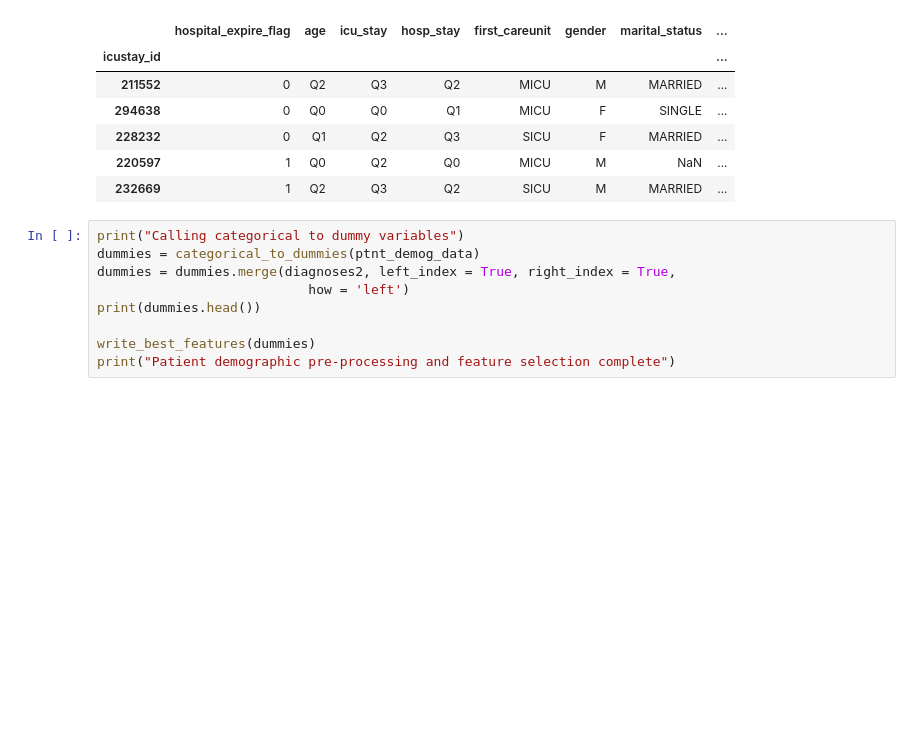
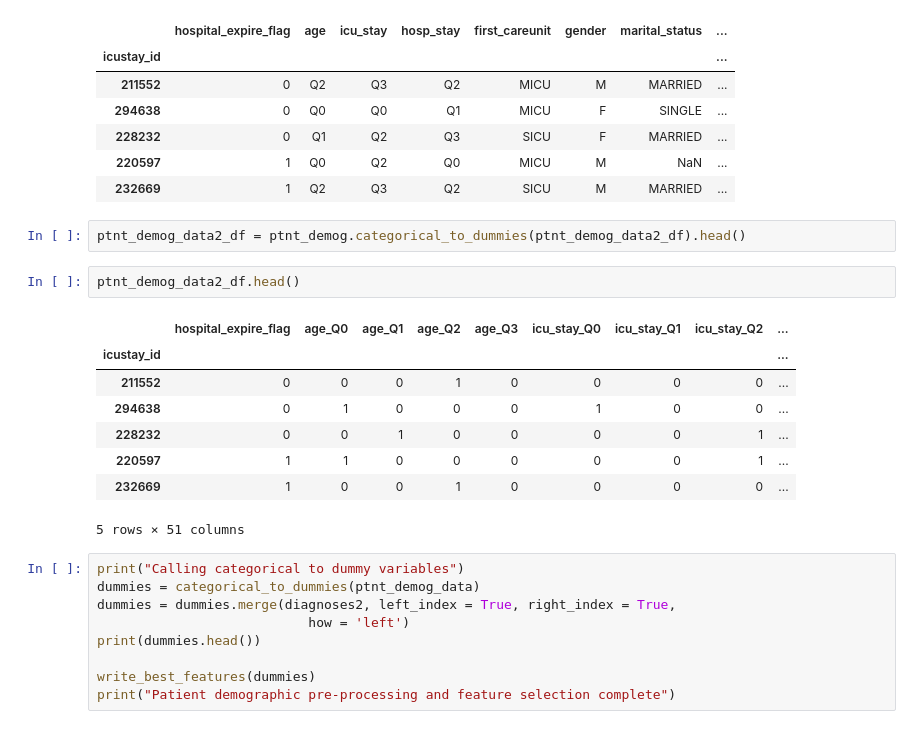
Before and after one commit to RJBeetel3/icu-data-exploration, a Jupyter notebook: icu_mortality_prediction/icu_mortality_prediction/notebooks/PATIENT_DEMOGRAPHICS_FIRST24.ipynb, the cells around one changed output. Saved outputs shown, nothing was run; the diff lists cells and outputs as text; blank space fills up the shorter version.

Commit message:
refactors one-hot encoding of categoricals

```diff
--- a/icu_mortality_prediction/icu_mortality_prediction/notebooks/PATIENT_DEMOGRAPHICS_FIRST24.ipynb
+++ b/icu_mortality_prediction/icu_mortality_prediction/notebooks/PATIENT_DEMOGRAPHICS_FIRST24.ipynb
@@ -278,6 +278,19 @@ ptnt_demog_data2_df.head()
 | 228232 | 0 | Q1 | Q2 | Q3 | SICU | F | MARRIED | ... |
 | 220597 | 1 | Q0 | Q2 | Q0 | MICU | M | NaN | ... |
 | 232669 | 1 | Q2 | Q3 | Q2 | SICU | M | MARRIED | ... |
+# %%
+ptnt_demog_data2_df = ptnt_demog.categorical_to_dummies(ptnt_demog_data2_df).head()
+# %%
+ptnt_demog_data2_df.head()
+# %% [output]
+|  | hospital_expire_flag | age_Q0 | age_Q1 | age_Q2 | age_Q3 | icu_stay_Q0 | icu_stay_Q1 | icu_stay_Q2 | ... |
+| icustay_id |  |  |  |  |  |  |  |  | ... |
+| 211552 | 0 | 0 | 0 | 1 | 0 | 0 | 0 | 0 | ... |
+| 294638 | 0 | 1 | 0 | 0 | 0 | 1 | 0 | 0 | ... |
+| 228232 | 0 | 0 | 1 | 0 | 0 | 0 | 0 | 1 | ... |
+| 220597 | 1 | 1 | 0 | 0 | 0 | 0 | 0 | 1 | ... |
+| 232669 | 1 | 0 | 0 | 1 | 0 | 0 | 0 | 0 | ... |
+5 rows × 51 columns
 # %%
 print("Calling categorical to dummy variables")
 dummies = categorical_to_dummies(ptnt_demog_data)
```
Also changed, not shown: 1 other file.
